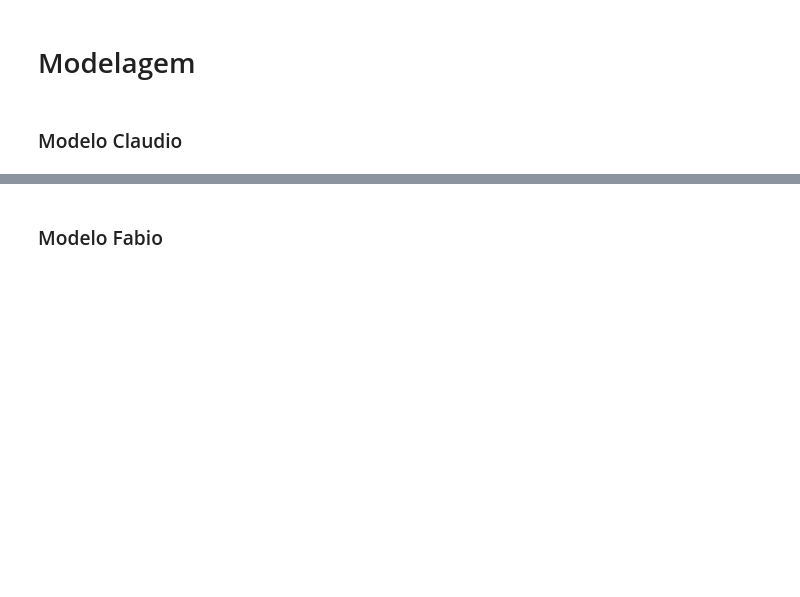
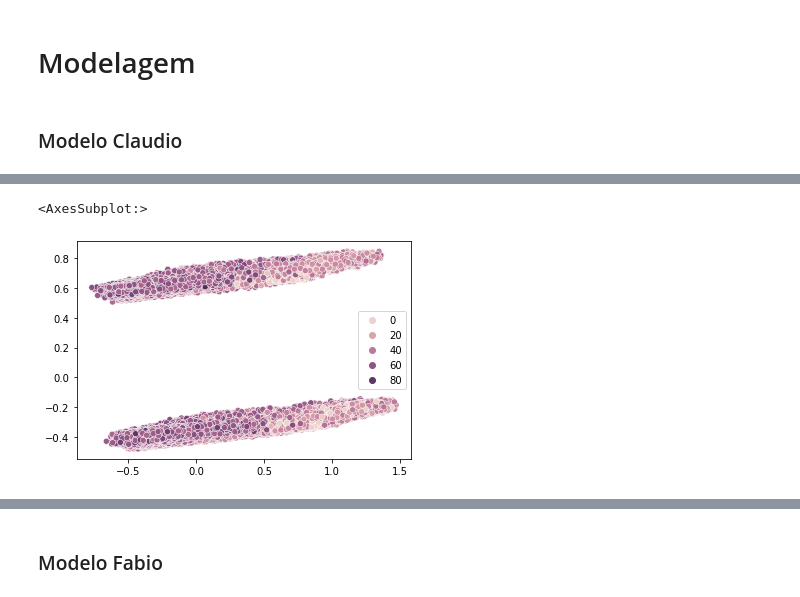
Before and after one commit to cvmoretti/spotify-prediction-task, a Jupyter notebook: music_genre_classification.ipynb, the cells around one changed output, grey strips where cells are left out. Cells and saved outputs as stored; diff of their text form; code cells hidden in the pictures; blank space fills up the shorter version.

```diff
--- a/music_genre_classification.ipynb
+++ b/music_genre_classification.ipynb
@@ -270,0 +342,9 @@ spotify_c = spotify.copy()
+# %%
+#PCA com Normalização MinMax
+pca = PCA(n_components=2)
+x_norm = minmax
+dados_pcaMinMax = pca.fit_transform(x_norm)
+sns.scatterplot(x=dados_pcaMinMax[:, 0], y=dados_pcaMinMax[:, 1], hue=y)
+# %% [output]
+<AxesSubplot:>
+[figure, added]
```
Also changed, not shown: parts of 17 cells of this notebook.
